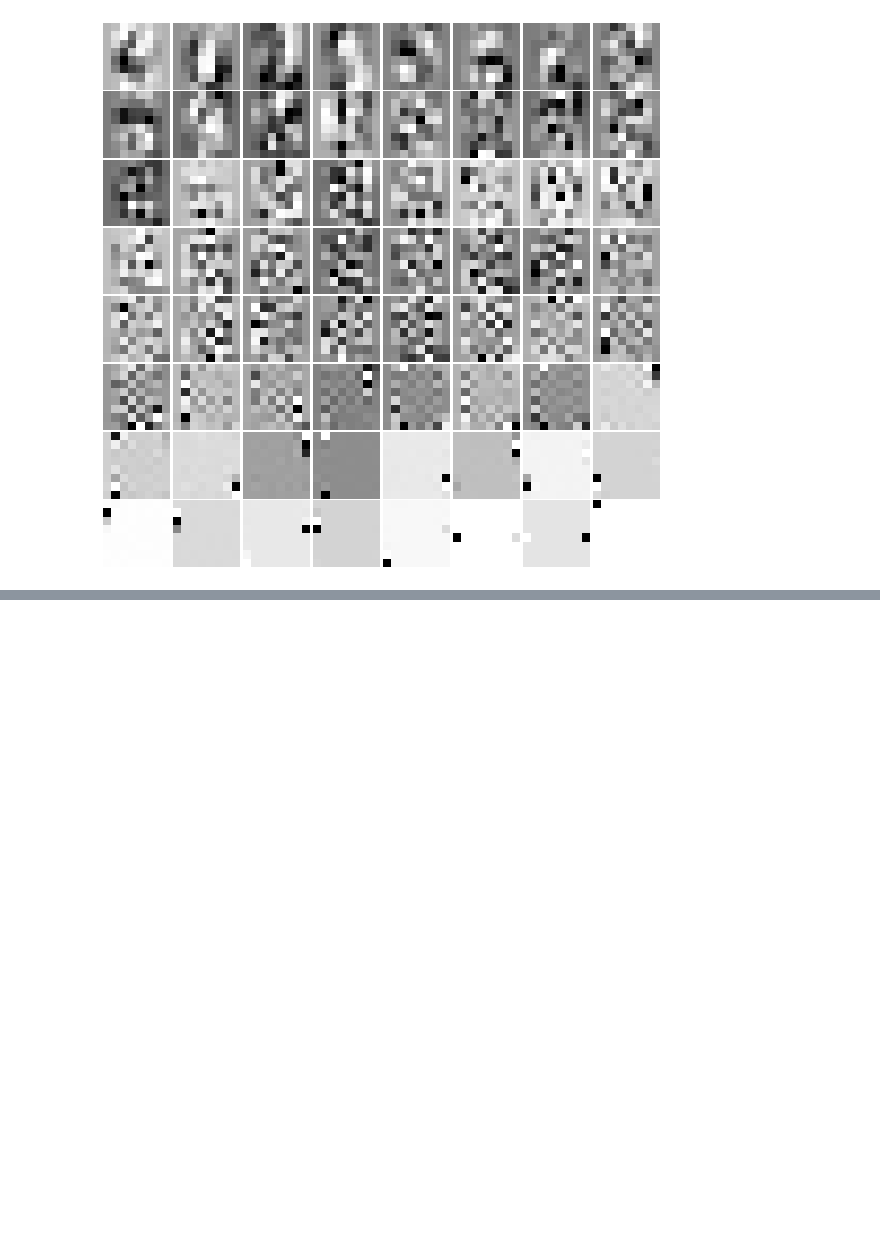
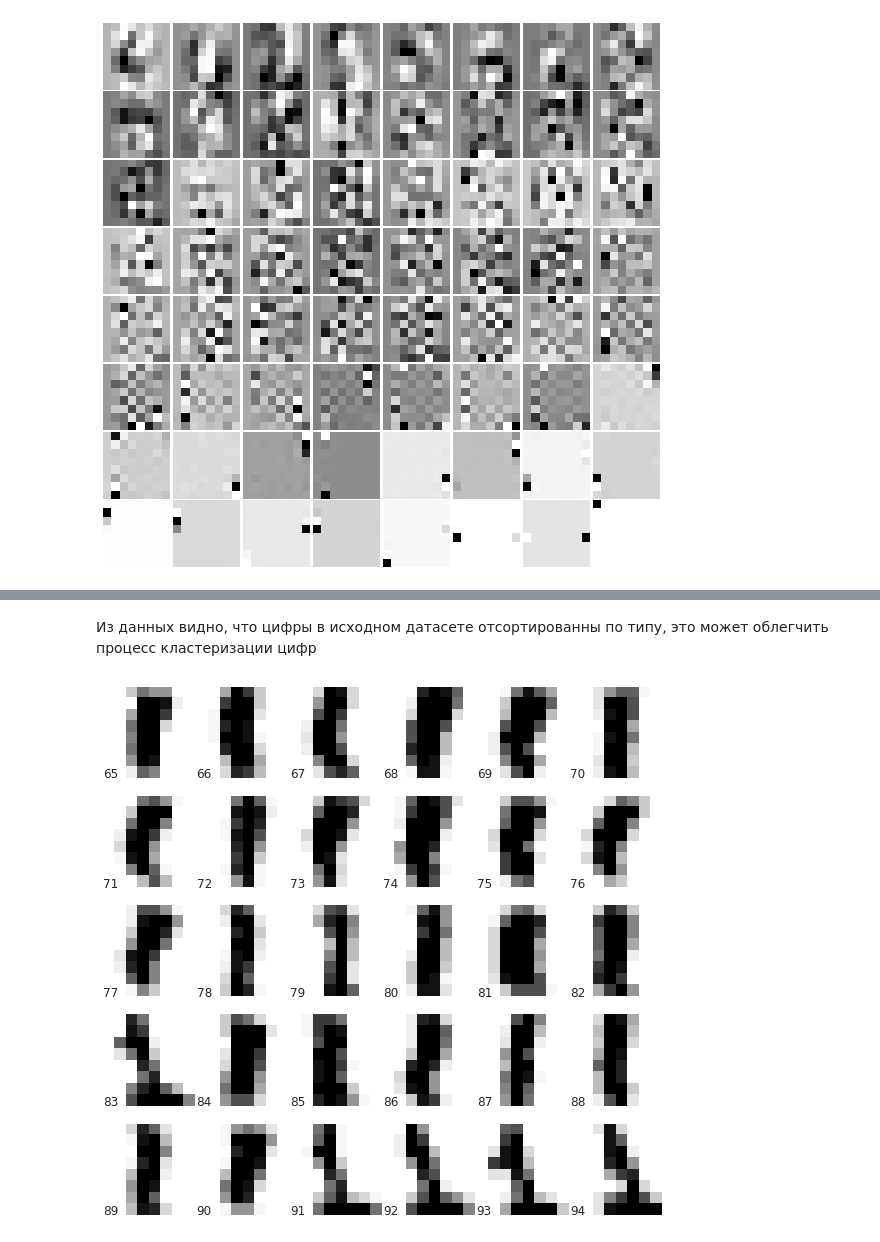
Before and after one commit to VsevolodKozlov-git/mnist-generation-experiments, a Jupyter notebook: main.ipynb, the cells around one changed output, grey strips where cells are left out. Cells and saved outputs as stored; diff of their text form; code cells hidden in the pictures; blank space fills up the shorter version.

```diff
--- a/main.ipynb
+++ b/main.ipynb
@@ -43,0 +85,6 @@ tools.display_rows_as_images(pca.components_);
+# %% [markdown]
+Из данных видно, что цифры в исходном датасете отсортированны по типу, это может облегчить процесс кластеризации цифр
+# %%
+show_ordered_images(X_ones, 5, 6, 65, 1)
+# %% [output]
+[figure, added]
```
Also changed, not shown: parts of 20 cells of this notebook, 2 other files.
